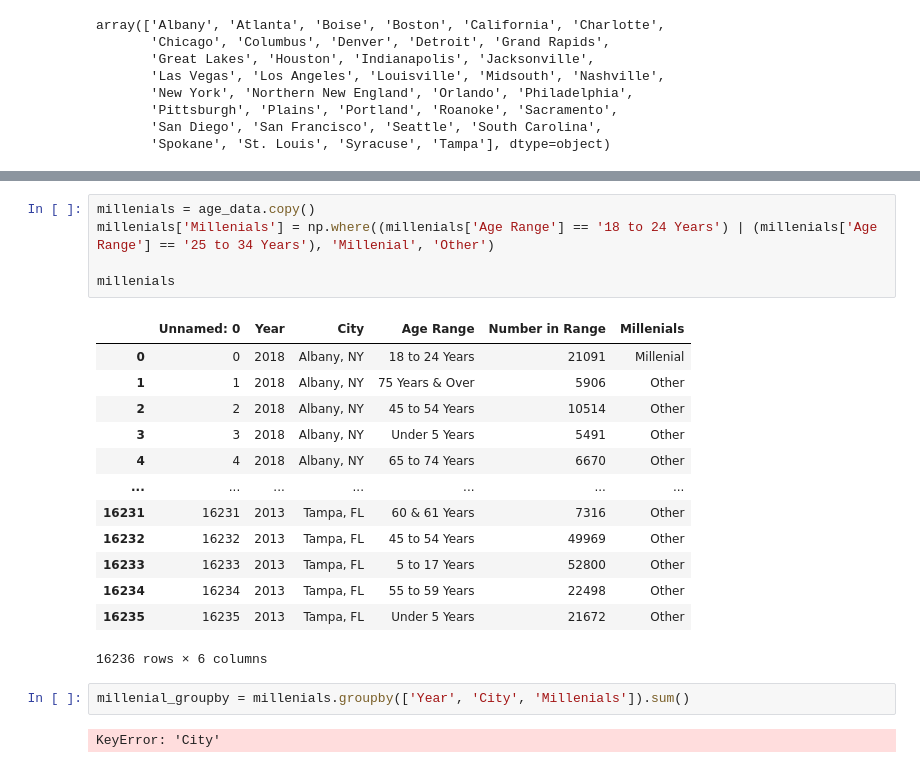
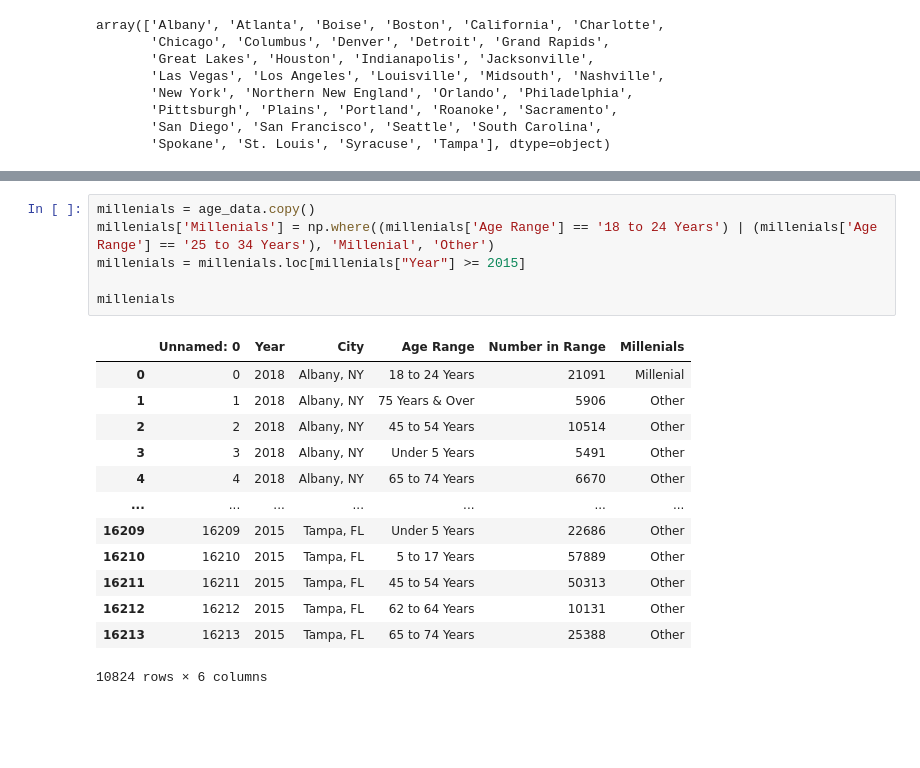
Before and after one commit to lauragtz/project_one, a Jupyter notebook: Avacado_Analysis_JK.ipynb, the cells around one changed output, grey strips where cells are left out. Drawn from its saved outputs; the diff is of its cells as text; blank space fills up the shorter version.

```diff
--- a/Avacado_Analysis_JK.ipynb
+++ b/Avacado_Analysis_JK.ipynb
@@ -105,23 +98,20 @@ income_max
 # %%
 millenials = age_data.copy()
 millenials['Millenials'] = np.where((millenials['Age Range'] == '18 to 24 Years') | (millenials['Age Range'] == '25 to 34 Years'), 'Millenial', 'Other')
+millenials = millenials.loc[millenials["Year"] >= 2015]
 
 millenials
 # %% [output]
 |  | Unnamed: 0 | Year | City | Age Range | Number in Range | Millenials |
 | 0 | 0 | 2018 | Albany, NY | 18 to 24 Years | 21091 | Millenial |
 | 1 | 1 | 2018 | Albany, NY | 75 Years & Over | 5906 | Other |
 | 2 | 2 | 2018 | Albany, NY | 45 to 54 Years | 10514 | Other |
 | 3 | 3 | 2018 | Albany, NY | Under 5 Years | 5491 | Other |
 | 4 | 4 | 2018 | Albany, NY | 65 to 74 Years | 6670 | Other |
 | ... | ... | ... | ... | ... | ... | ... |
-| 16231 | 16231 | 2013 | Tampa, FL | 60 & 61 Years | 7316 | Other |
-| 16232 | 16232 | 2013 | Tampa, FL | 45 to 54 Years | 49969 | Other |
-| 16233 | 16233 | 2013 | Tampa, FL | 5 to 17 Years | 52800 | Other |
-| 16234 | 16234 | 2013 | Tampa, FL | 55 to 59 Years | 22498 | Other |
-| 16235 | 16235 | 2013 | Tampa, FL | Under 5 Years | 21672 | Other |
+| 16209 | 16209 | 2015 | Tampa, FL | Under 5 Years | 22686 | Other |
+| 16210 | 16210 | 2015 | Tampa, FL | 5 to 17 Years | 57889 | Other |
+| 16211 | 16211 | 2015 | Tampa, FL | 45 to 54 Years | 50313 | Other |
+| 16212 | 16212 | 2015 | Tampa, FL | 62 to 64 Years | 10131 | Other |
+| 16213 | 16213 | 2015 | Tampa, FL | 65 to 74 Years | 25388 | Other |
-16236 rows × 6 columns
+10824 rows × 6 columns
-# %%
-millenial_groupby = millenials.groupby(['Year', 'City', 'Millenials']).sum()
-# %% [output]
-KeyError: 'City'
```
Also changed, not shown: parts of 4 cells of this notebook.
